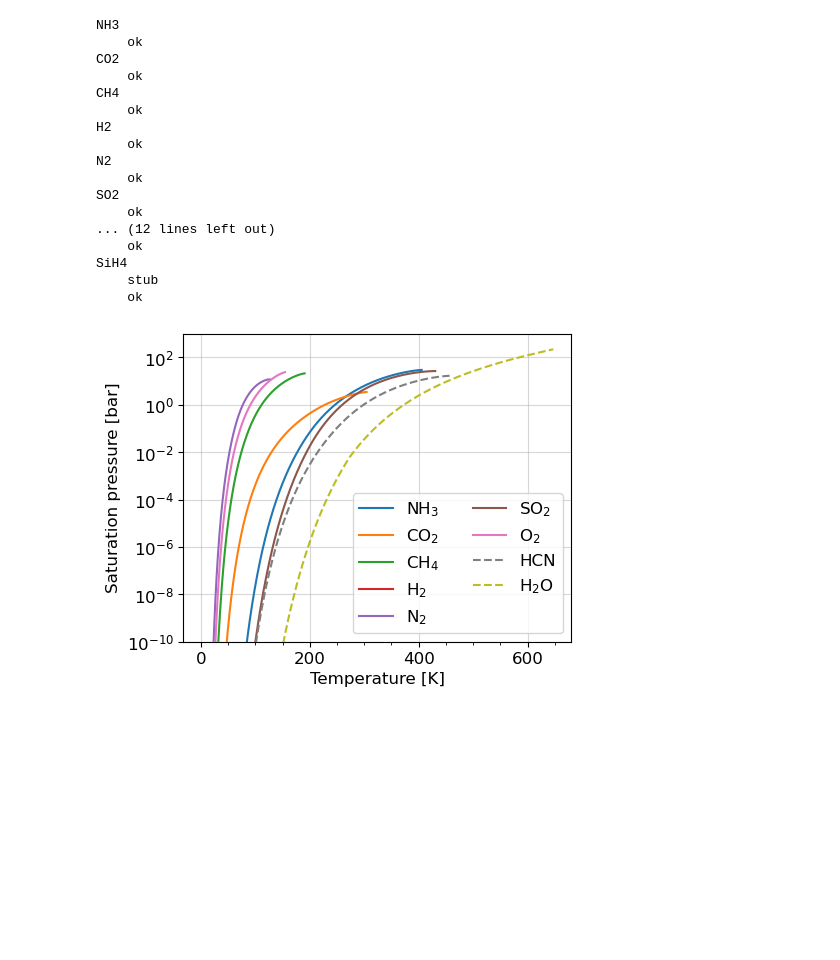
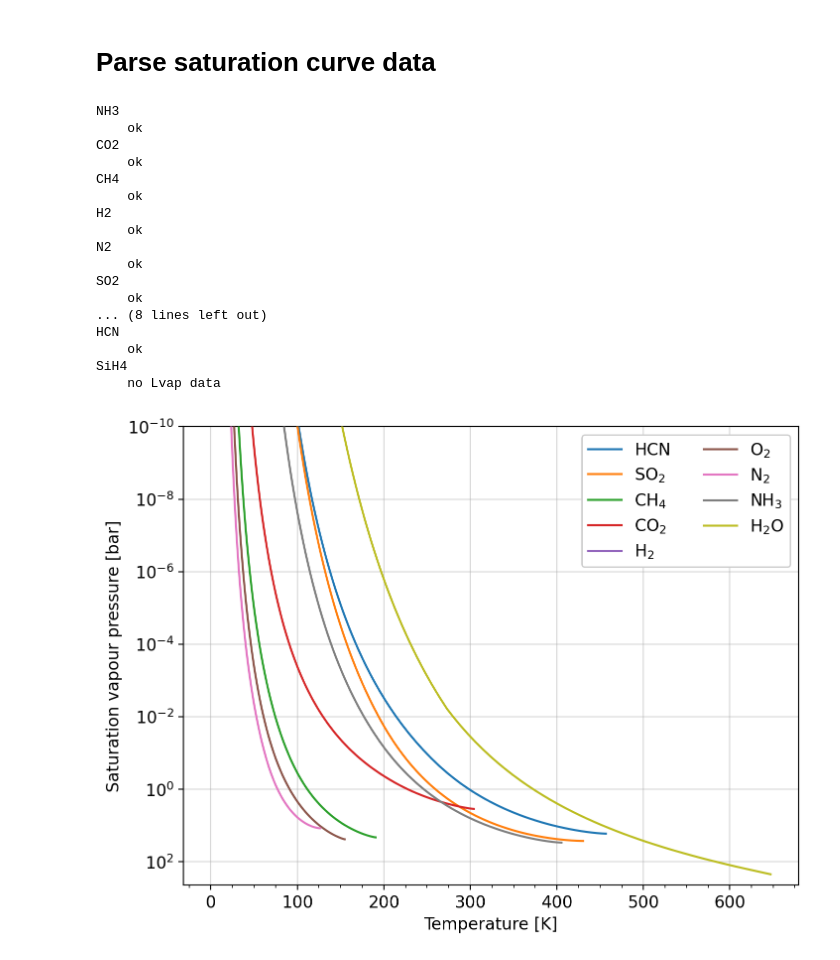
Before and after one commit to nichollsh/ThermoTools, a Jupyter notebook: workflow/04_psat_parse.ipynb, the cells around one changed output. Saved outputs shown, nothing was run; the diff lists cells and outputs as text; code cells hidden in the pictures; blank space fills up the shorter version.

Commit message:
Documentation, new outdir loc. Stubs for real gas EOS

```diff
--- a/workflow/04_psat_parse.ipynb
+++ b/workflow/04_psat_parse.ipynb
@@ -1,3 +1,5 @@
+# %% [markdown]
+# Parse saturation curve data
 # %%
 from thermotools.plot import *
 import os, glob
@@ -7,17 +9,17 @@ from matplotlib.ticker import MultipleLocator
 from thermotools import phase
 from thermotools import water
 from thermotools import moles
-from thermotools import get_data, empty_dir
+from thermotools import get_inpdir, get_gendir, empty_dir
 
 tmin = 0.5
 dt   = 0.1
 
 elem_table = moles.read_elements()
 
-datdir = os.path.join(get_data(), "sat", "dat")
+datdir = os.path.join(get_gendir(), "sat", "dat")
 empty_dir(datdir)
 
-empty_dir(os.path.join(get_data(), "sat", "plt"))
+empty_dir(os.path.join(get_gendir(), "sat", "plt"))
 # %%
 def write_csv(gas,ts,ps):
     X = np.array([ts,ps]).T
@@ -44,20 +46,18 @@ for gas in phase.gases.keys():
     mmw = moles.mmw_from_formula(gas, elem_table)
     gdict = phase.gases[gas]
 
-    fname = os.path.join(get_data(),"lv","dat")+"/%s.csv"%gas
+    fname = os.path.join(get_gendir(),"lv","dat")+"/%s.csv"%gas
     if os.path.exists(fname):
         t_arr = np.arange(tmin, gdict["T_crit"], dt)
         t_arr = np.concatenate((t_arr, [gdict["T_crit"]]))
         p_arr = [phase.cc_psat(t, gas, mmw) for t in t_arr]
+
+        write_csv(gas, t_arr, p_arr)
+        write_tripcrit(gas, gdict["T_trip"], gdict["T_crit"])
+
+        print("    ok")
     else:
-        t_arr = [0.0,  5000]
-        p_arr = [1e20, 2e20]
-        print("    stub")
-
-    write_csv(gas, t_arr, p_arr)
-    write_tripcrit(gas, gdict["T_trip"], gdict["T_crit"])
-
-    print("    ok")
+        print("    no Lvap data")
 # %% [output]
 NH3
     ok
@@ -71,11 +71,11 @@ N2
     ok
 SO2
     ok
-... (12 lines left out)
+... (8 lines left out)
+HCN
     ok
 SiH4
-    stub
-    ok
+    no Lvap data
 # %%
 # Water
 t_arr = np.arange(tmin, water.T_crit, dt)
@@ -87,37 +87,41 @@ write_tripcrit("H2O", water.T_trip, water.T_crit)
 # %%
 plt.close("all")
 
 
-fig,ax = plt.subplots(1,1, figsize=(5,4))
+fig,ax = plt.subplots(1,1, figsize=(8,6))
 
 files = glob.glob(datdir+"/*_sat.csv")
 
+ymax = 1.0
 for i,f in enumerate(files):
     form = moles.formula_from_path(f).split("_")[0]
     data = np.loadtxt(f, delimiter=',').T
 
     ls='solid'
     if i > 9:
         ls='dashed'
     if i > 18:
         ls='dotted'
 
     if len(data[0]) < 3:
         continue
 
-    l = ax.plot(data[0], data[1]*1e-5, label=pretty_name(form), ls=ls, zorder=3)[0]
+    x = data[0]
+    y = data[1]*1e-5
+    ymax = max(ymax, np.amax(y))
+    l = ax.plot(x, y, label=pretty_name(form), ls=ls, zorder=3)[0]
 
-ax.set(xlabel="Temperature [K]", ylabel="Saturation pressure [bar]")
-ax.legend(loc='lower right',ncols=2)
+ax.set(xlabel="Temperature [K]", ylabel="Saturation vapour pressure [bar]")
+ax.legend(ncols=2, framealpha=1.0)
 
-ax.xaxis.set_minor_locator(MultipleLocator(50))
+ax.xaxis.set_minor_locator(MultipleLocator(25))
 
 ax.grid(zorder=0, alpha=0.5)
 
 ax.set_yscale("log")
-ax.set_ylim(bottom=1e-10, top=1e3)
+ax.set_ylim(top=1e-10, bottom=ymax*2)
 
-fig.savefig(os.path.join(get_data(),"sat","plt","all.pdf"), bbox_inches='tight')
+fig.savefig(os.path.join(get_gendir(),"sat","plt","all.png"), bbox_inches='tight', dpi=350)
 plt.show()
 # %% [output]
-[figure, old version]
+[figure, new version]
```
Also changed, not shown: 12 other files.
